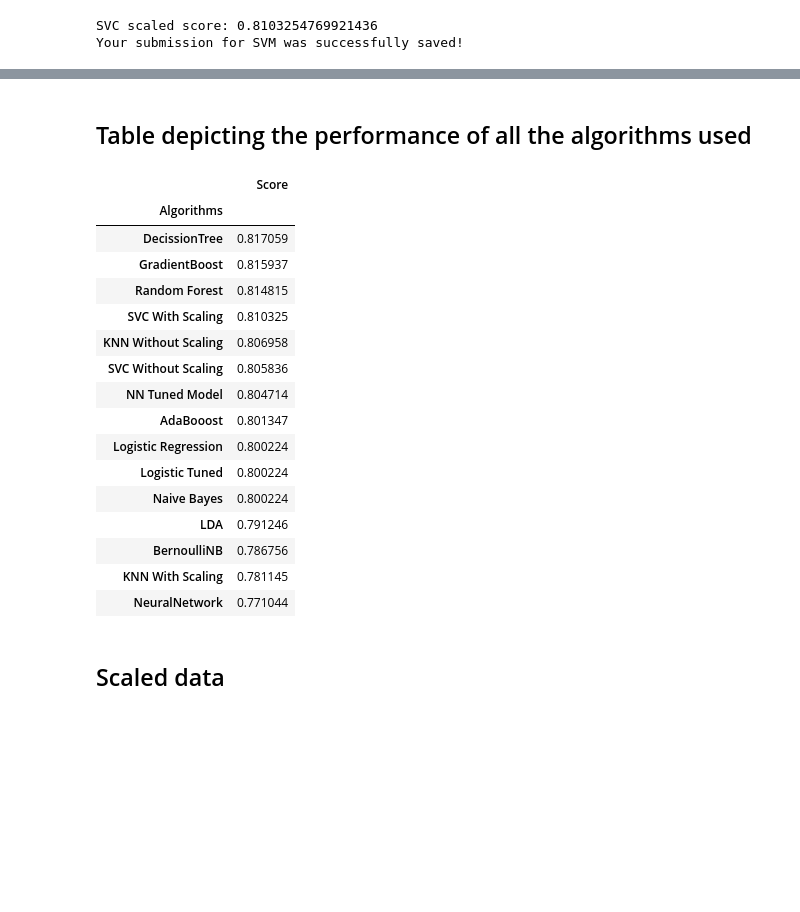
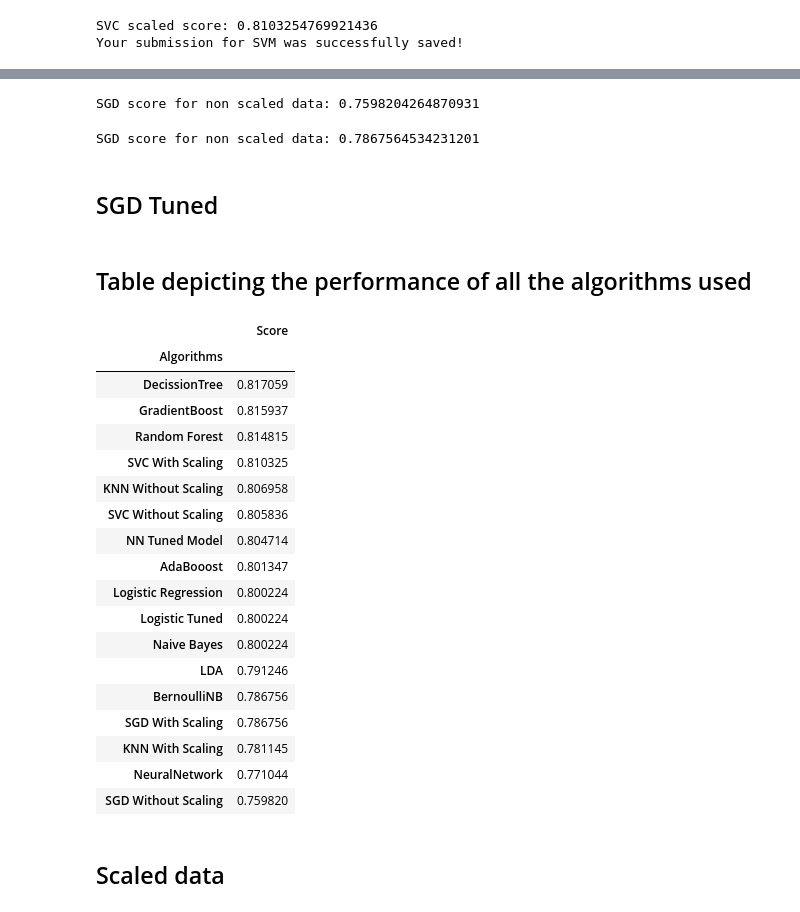
Before and after one commit to Nikhilreddy1/Titanic-passengers-survival-prediction, a Jupyter notebook: Titanic.ipynb, the cells around one changed output, grey strips where cells are left out. Drawn from its saved outputs; the diff is of its cells as text; code cells hidden in the pictures; blank space fills up the shorter version.

```diff
--- a/Titanic.ipynb
+++ b/Titanic.ipynb
@@ -1030,3 +1030,9 @@ print("Your submission for SVM was successfully saved!")
 # %% [output]
 SVC scaled score: 0.8103254769921436
 Your submission for SVM was successfully saved!
+# %%
+#Applying non scaled data to linear SVC
+Lsvc_nonscaled = LinearSVC()
+Lsvc_nonscaled.fit(X_train,y_train)
+Lsvc_nonscaled_score = Lsvc_nonscaled.score(X_train,y_train)
+print("SVC non scaled score:",svc_nonscaled_score)
@@ -1033,28 +1045,48 @@ Your submission for SVM was successfully saved!
+# %%
+#Applying non scaled data
+SGD_nonscaled = SGDClassifier()
+SGD_nonscaled.fit(X_train,y_train)
+SGD_nonscaled_score = SGD_nonscaled.score(X_train,y_train)
+print("SGD score for non scaled data:",SGD_nonscaled_score)
+# %% [output]
+SGD score for non scaled data: 0.7598204264870931
+# %%
+#Applying non scaled data
+SGD_scaled = SGDClassifier()
+SGD_scaled.fit(X_train_scaled,y_train)
+SGD_scaled_score = SGD_scaled.score(X_train_scaled,y_train)
+print("SGD score for scaled data:",SGD_scaled_score)
+# %% [output]
+SGD score for non scaled data: 0.7867564534231201
+# %% [markdown]
+## SGD Tuned
 # %% [markdown]
 ## Table depicting the performance of all the algorithms used
 # %%
-score=[rf_score,nn_score,nn_bestgrid,dt_score,log_score,log_bestgrid,ada_score,GB_score,lda_score,NB_score,KNN_score_withoutScaling,KNN_score_withScaling,Ber_score,svc_nonscaled_score,svc_scaled_score]
-finaldf=pd.DataFrame(score,index=['Random Forest','NeuralNetwork','NN Tuned Model','DecissionTree','Logistic Regression','Logistic Tuned','AdaBooost','GradientBoost','LDA','Naive Bayes','KNN Without Scaling','KNN With Scaling','BernoulliNB','SVC Without Scaling','SVC With Scaling'],columns=['Score'])
+score=[rf_score,nn_score,nn_bestgrid,dt_score,log_score,log_bestgrid,ada_score,GB_score,lda_score,NB_score,KNN_score_withoutScaling,KNN_score_withScaling,Ber_score,svc_nonscaled_score,svc_scaled_score,SGD_nonscaled_score,SGD_scaled_score]
+finaldf=pd.DataFrame(score,index=['Random Forest','NeuralNetwork','NN Tuned Model','DecissionTree','Logistic Regression','Logistic Tuned','AdaBooost','GradientBoost','LDA','Naive Bayes','KNN Without Scaling','KNN With Scaling','BernoulliNB','SVC Without Scaling','SVC With Scaling',"SGD Without Scaling","SGD With Scaling"],columns=['Score'])
 finaldf=finaldf.rename_axis(index="Algorithms")
 finaldf.sort_values('Score',ascending=False)
 # %% [output]
 |  | Score |
 | Algorithms |  |
 | DecissionTree | 0.817059 |
 | GradientBoost | 0.815937 |
 | Random Forest | 0.814815 |
 | SVC With Scaling | 0.810325 |
 | KNN Without Scaling | 0.806958 |
 | SVC Without Scaling | 0.805836 |
 | NN Tuned Model | 0.804714 |
 | AdaBooost | 0.801347 |
 | Logistic Regression | 0.800224 |
 | Logistic Tuned | 0.800224 |
 | Naive Bayes | 0.800224 |
 | LDA | 0.791246 |
 | BernoulliNB | 0.786756 |
+| SGD With Scaling | 0.786756 |
 | KNN With Scaling | 0.781145 |
 | NeuralNetwork | 0.771044 |
+| SGD Without Scaling | 0.759820 |
 # %% [markdown]
 ## Scaled data
 # %%
```
Also changed, not shown: parts of 9 cells of this notebook.
